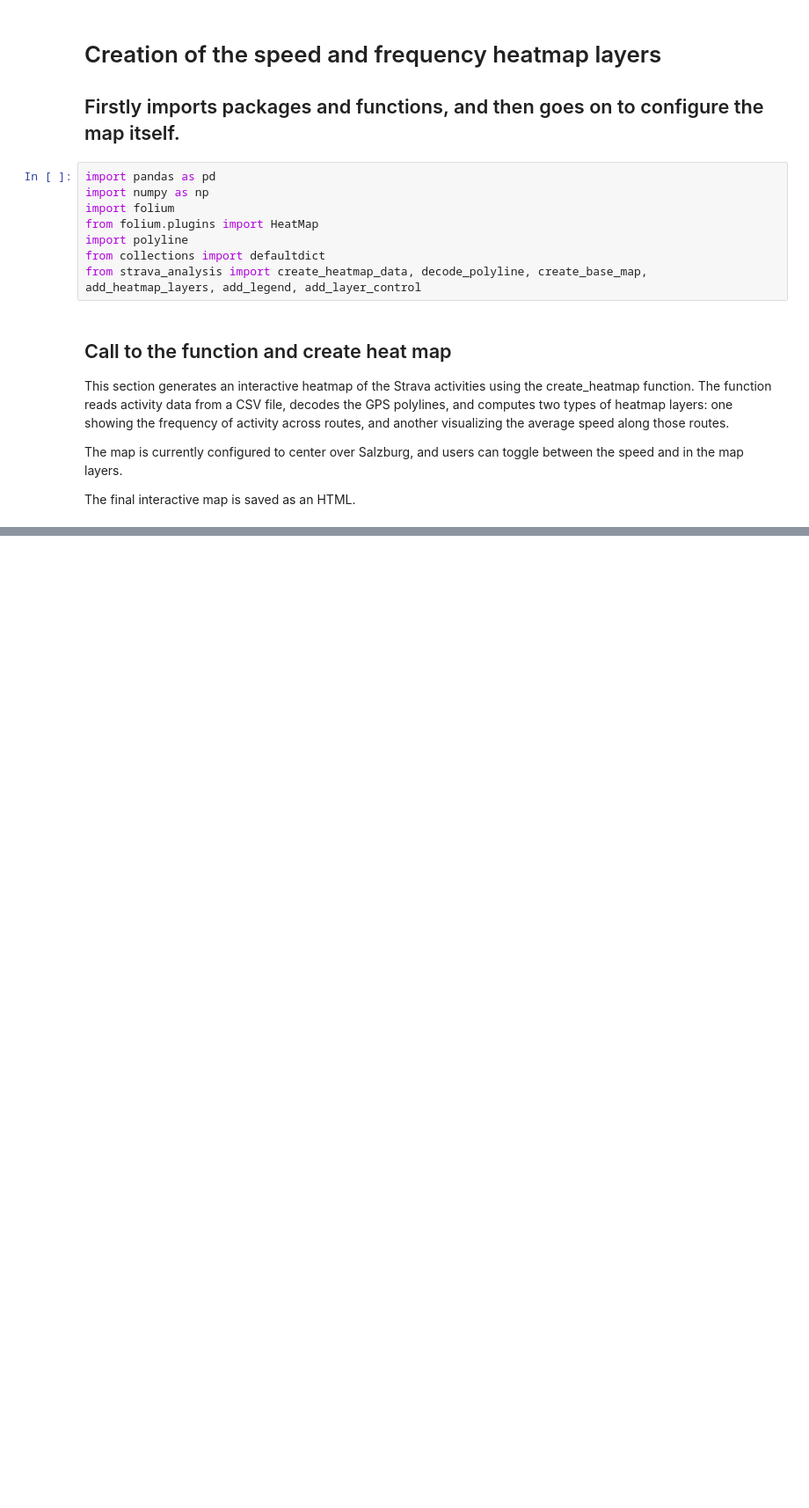
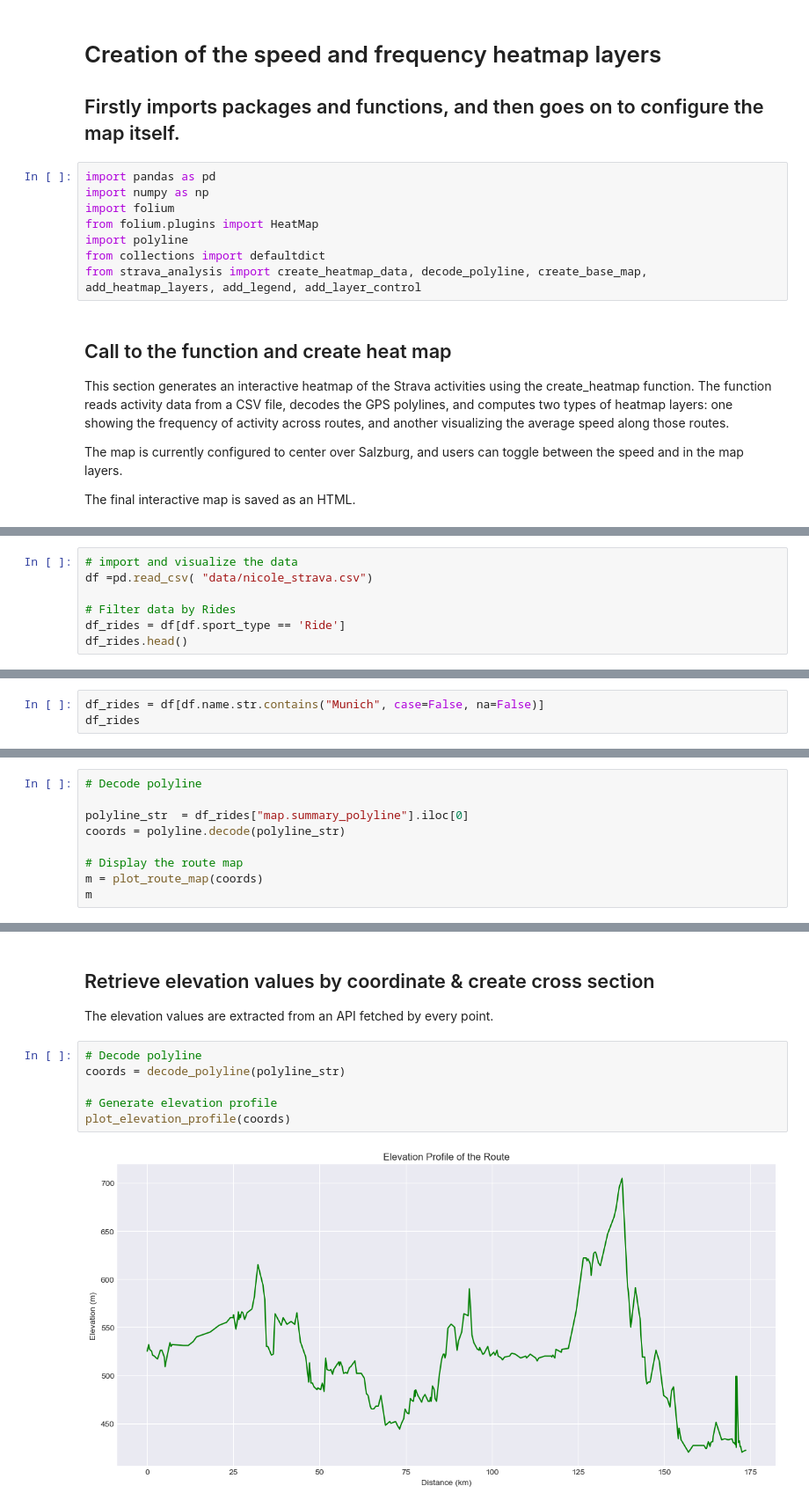
Before and after one commit to nicolevasos/Strava-Dashboard, a Jupyter notebook: union/union.ipynb, the cells around one changed output, grey strips where cells are left out. Shown at 88% size. Drawn from its saved outputs; the diff is of its cells as text; blank space fills up the shorter version.

```diff
--- a/union/union.ipynb
+++ b/union/union.ipynb
@@ -163,0 +295,7 @@ create_heatmap(CSV_FILE, POLYLINE_COLUMN, SPEED_COLUMN, SALZBURG_CENTER, ZOOM_LE
+# %%
+# import and visualize the data
+df =pd.read_csv( "data/nicole_strava.csv")
+
+# Filter data by Rides
+df_rides = df[df.sport_type == 'Ride']
+df_rides.head()
@@ -163,0 +312,3 @@ create_heatmap(CSV_FILE, POLYLINE_COLUMN, SPEED_COLUMN, SALZBURG_CENTER, ZOOM_LE
+# %%
+df_rides = df[df.name.str.contains("Munich", case=False, na=False)]
+df_rides
@@ -163,0 +322,9 @@ create_heatmap(CSV_FILE, POLYLINE_COLUMN, SPEED_COLUMN, SALZBURG_CENTER, ZOOM_LE
+# %%
+# Decode polyline
+
+polyline_str  = df_rides["map.summary_polyline"].iloc[0]
+coords = polyline.decode(polyline_str)
+
+# Display the route map
+m = plot_route_map(coords)
+m
@@ -163,0 +333,11 @@ create_heatmap(CSV_FILE, POLYLINE_COLUMN, SPEED_COLUMN, SALZBURG_CENTER, ZOOM_LE
+# %% [markdown]
+## Retrieve elevation values by coordinate & create cross section
+The elevation values are extracted from an API fetched by every point.
+# %%
+# Decode polyline
+coords = decode_polyline(polyline_str)
+
+# Generate elevation profile
+plot_elevation_profile(coords)
+# %% [output]
+[figure, added]
```
Also changed, not shown: parts of 21 cells of this notebook, 26 other files.
